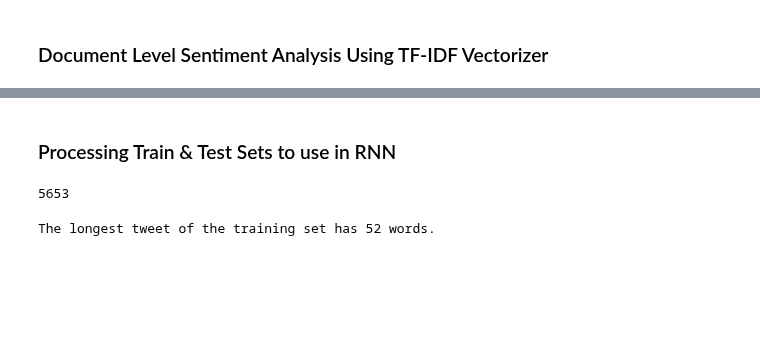
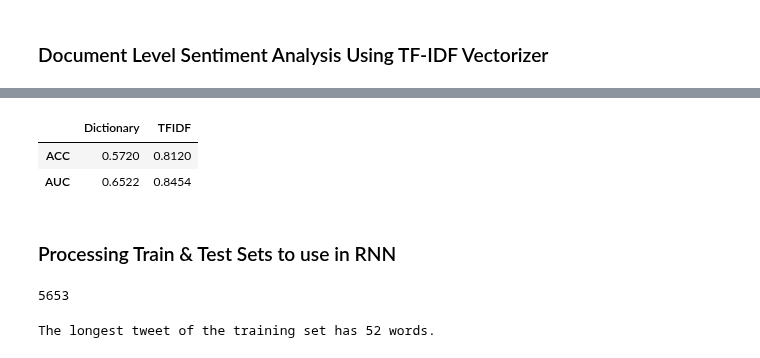
Before and after one commit to busrakasabali/Delta_Task_2, a Jupyter notebook: Delta_Task_2.ipynb, the cells around one changed output, grey strips where cells are left out. Cells and saved outputs as stored; diff of their text form; code cells hidden in the pictures; blank space fills up the shorter version.

```diff
--- a/Delta_Task_2.ipynb
+++ b/Delta_Task_2.ipynb
@@ -384,5 +390,10 @@ auc_tfidf, acc_tfidf, _ = assess_sentiment_classifier(y_test=y_tweets_test,y_pre
 # %%
 df_scores['TFIDF'] = [acc_tfidf,auc_tfidf]
+df_scores
+# %% [output]
+|  | Dictionary | TFIDF |
+| ACC | 0.5720 | 0.8120 |
+| AUC | 0.6522 | 0.8454 |
 # %% [markdown]
 ### Processing Train & Test Sets to use in RNN
 # %%
```
Also changed, not shown: parts of 28 cells of this notebook.
